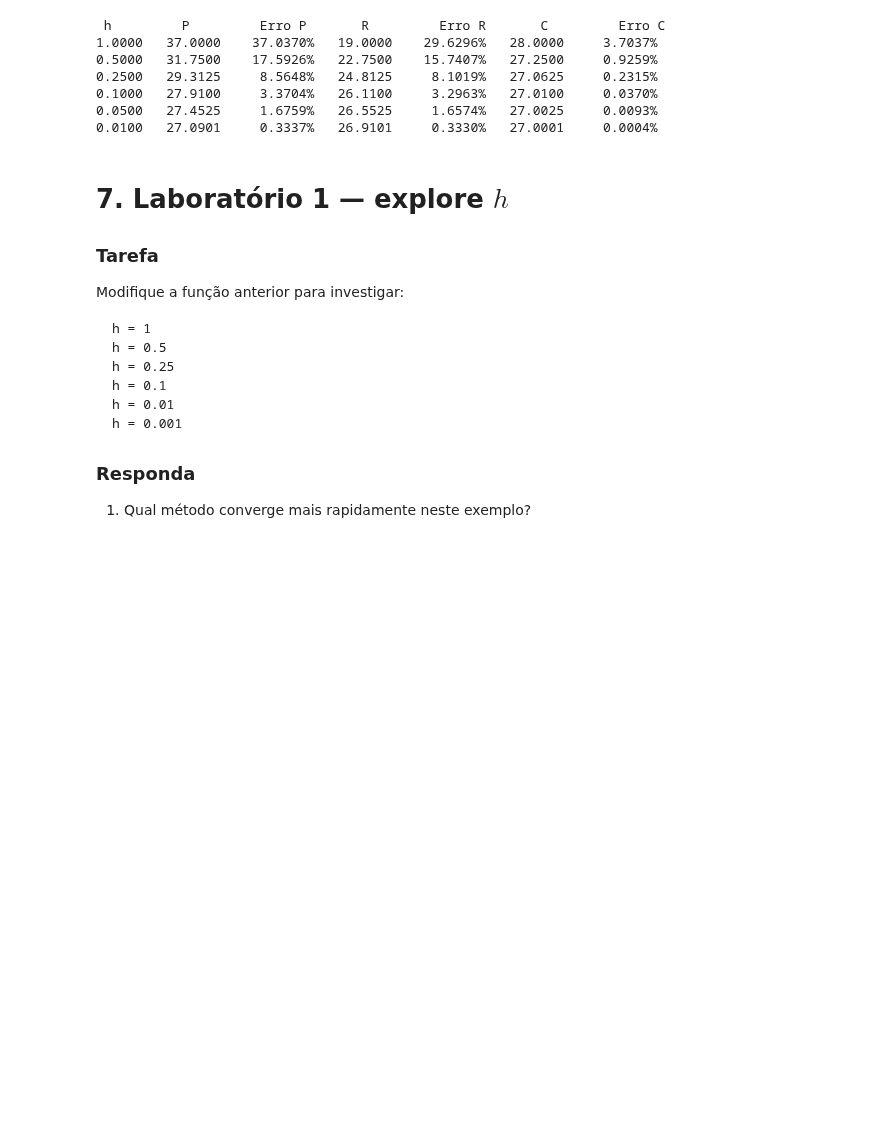
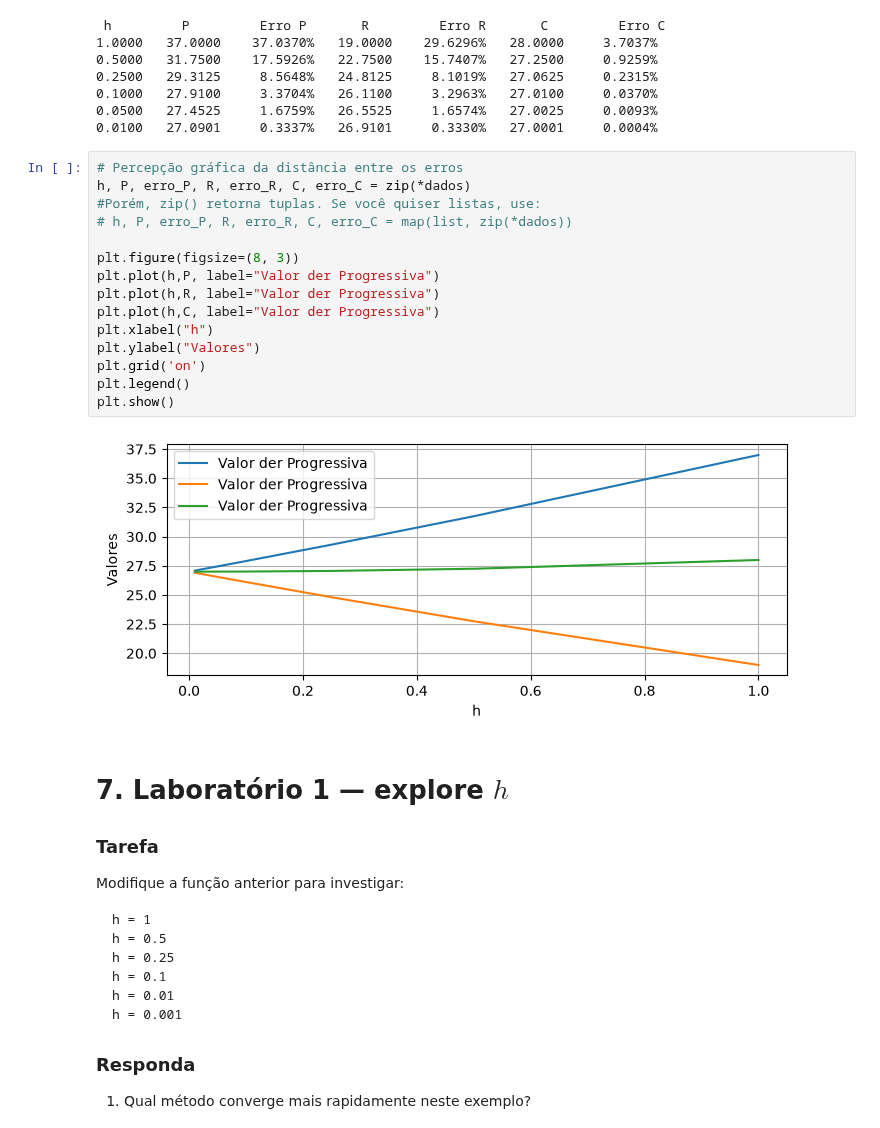
Before and after one commit to JonathaCosta-IA/1-NM_GitHub, a Jupyter notebook: C-NoteBooks/4-MN_Diferenciacao_Numerica.ipynb, the cells around one changed output. Saved outputs shown, nothing was run; the diff lists cells and outputs as text; blank space fills up the shorter version.

```diff
--- a/C-NoteBooks/4-MN_Diferenciacao_Numerica.ipynb
+++ b/C-NoteBooks/4-MN_Diferenciacao_Numerica.ipynb
@@ -355,6 +355,23 @@ for linha in dados:
 0.1000   27.9100     3.3704%   26.1100     3.2963%   27.0100     0.0370%
 0.0500   27.4525     1.6759%   26.5525     1.6574%   27.0025     0.0093%
 0.0100   27.0901     0.3337%   26.9101     0.3330%   27.0001     0.0004%
+# %%
+# Percepção gráfica da distância entre os erros
+h, P, erro_P, R, erro_R, C, erro_C = zip(*dados)
+#Porém, zip() retorna tuplas. Se você quiser listas, use:
+# h, P, erro_P, R, erro_R, C, erro_C = map(list, zip(*dados))
+
+plt.figure(figsize=(8, 3))
+plt.plot(h,P, label="Valor der Progressiva")
+plt.plot(h,R, label="Valor der Progressiva")
+plt.plot(h,C, label="Valor der Progressiva")
+plt.xlabel("h")
+plt.ylabel("Valores")
+plt.grid('on')
+plt.legend()
+plt.show()
+# %% [output]
+[figure, added]
 # %% [markdown]
 # 7. Laboratório 1 — explore $h$
 
```
Also changed, not shown: parts of 1 cell of this notebook.
